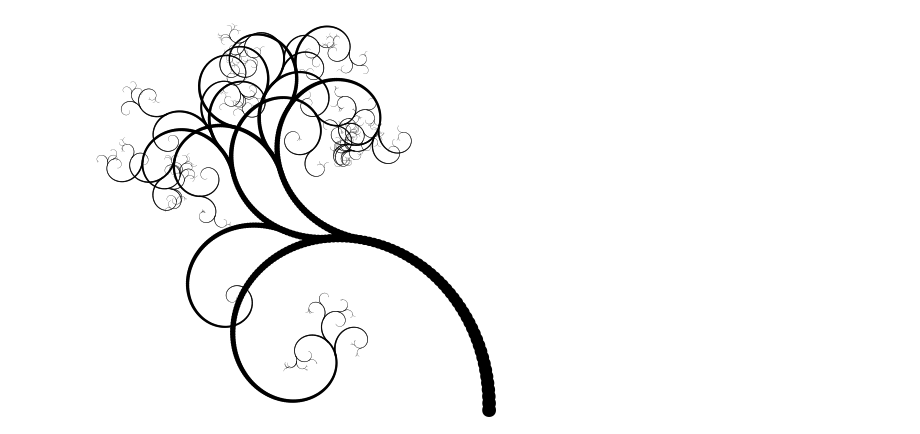
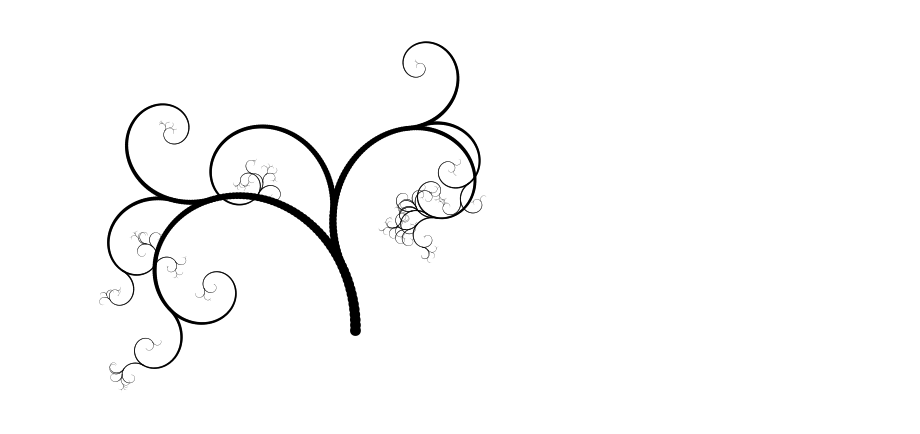
Before and after one commit to undertherain/pycontextfree, a Jupyter notebook: examples/branches_round.ipynb, the cells around one changed output. Drawn from its saved outputs; the diff is of its cells as text; code cells hidden in the pictures.

```diff
--- a/examples/branches_round.ipynb
+++ b/examples/branches_round.ipynb
@@ -5,17 +5,16 @@ from contextfree import *
 # %%
 @check_limits
 def branch():
     circle()
-    with transform(y=0.5, angle=2, scale_x=0.99):
+    with transform(y=0.5, angle=2, scale=0.99):
         branch()
         if coinflip(80):
             with flip_y():
-                with scale(0.9):
+                with transform(scale=0.9):
                     branch()
 
 init(canvas_size=(400, 400), max_depth=400, background_color="#ffffff")
-with scale(2):
-    branch()
+branch()
 display_ipython()
 # %% [output]
-[figure, old version]
+[figure, new version]
```
Also changed, not shown: 5 other files.
